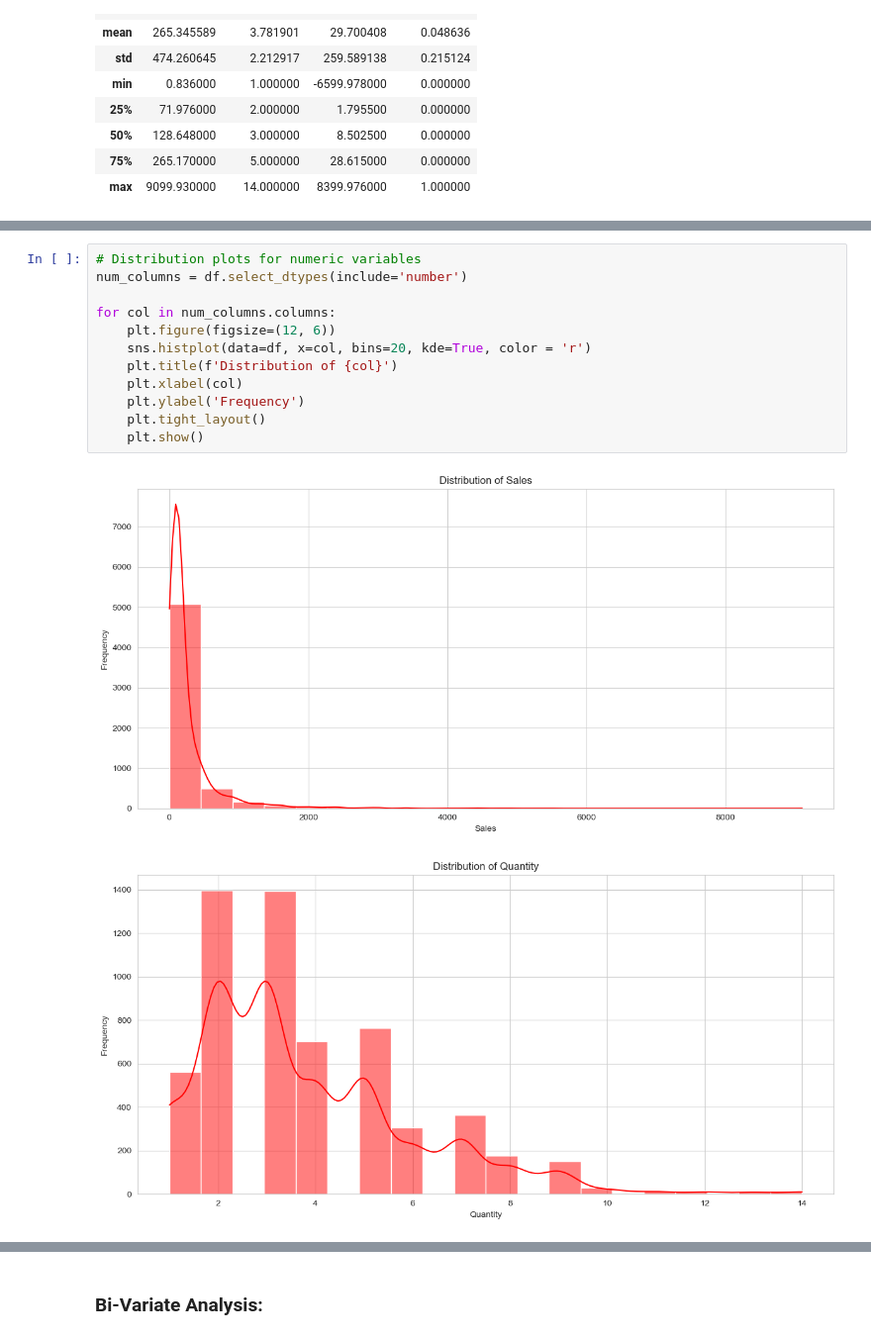
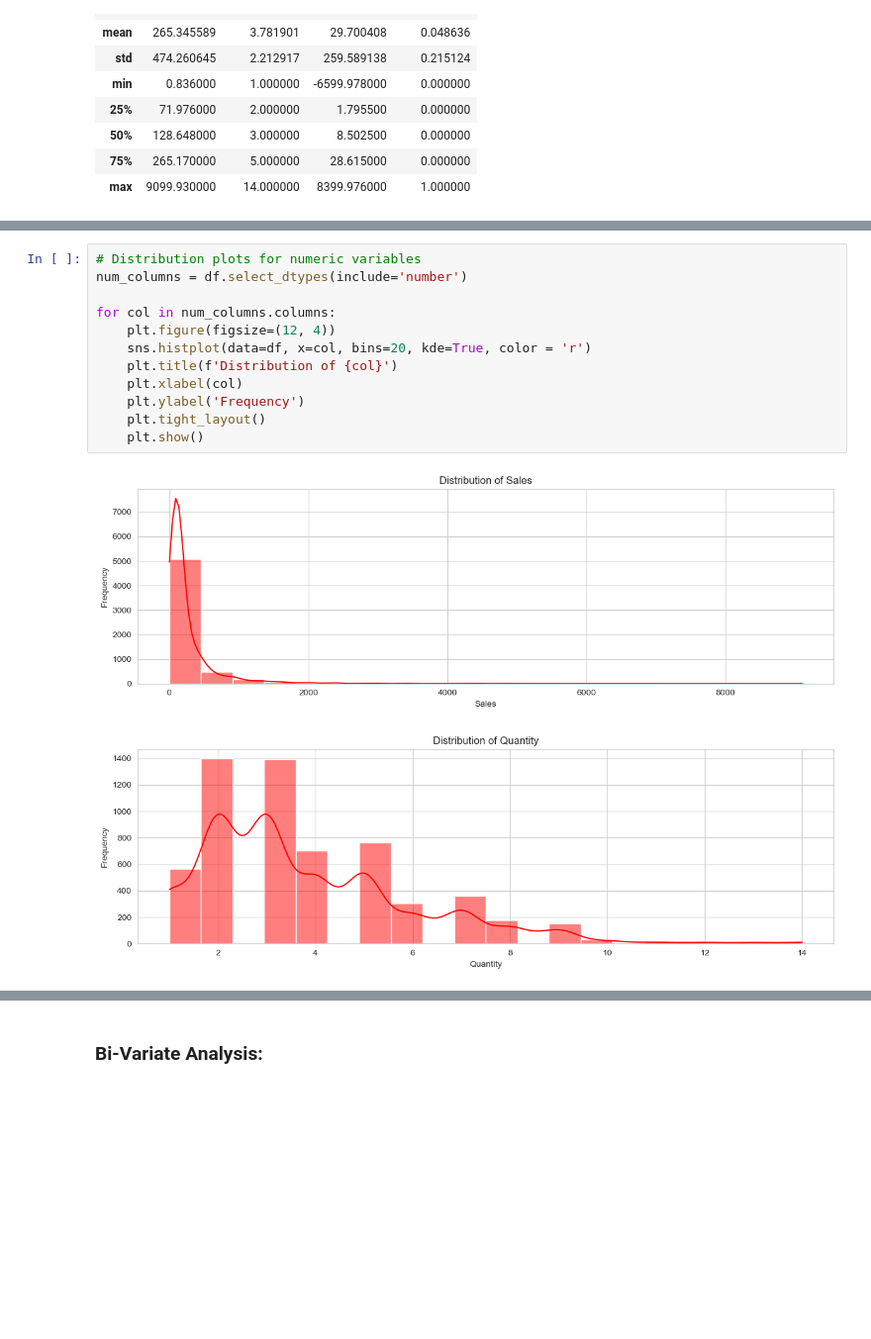
Before and after one commit to Pragya-011/Super-Store-Sales-Analysis, a Jupyter notebook: Python File/Preprocessing_and_EDA.ipynb, the cells around one changed output, grey strips where cells are left out. Shown at 99% size. Drawn from its saved outputs; the diff is of its cells as text; blank space fills up the shorter version.

```diff
--- a/Python File/Preprocessing_and_EDA.ipynb
+++ b/Python File/Preprocessing_and_EDA.ipynb
@@ -132,15 +132,15 @@ df.describe(include='object')
 # %%
 # Distribution plots for numeric variables
 num_columns = df.select_dtypes(include='number')
 
 for col in num_columns.columns:
-    plt.figure(figsize=(12, 6))
+    plt.figure(figsize=(12, 4))
     sns.histplot(data=df, x=col, bins=20, kde=True, color = 'r')
     plt.title(f'Distribution of {col}')
     plt.xlabel(col)
     plt.ylabel('Frequency')
     plt.tight_layout()
     plt.show()
 # %% [output]
-[figure, old version]
+[figure, new version]
-[figure, old version]
+[figure, new version]
```
Also changed, not shown: parts of 19 cells of this notebook.
